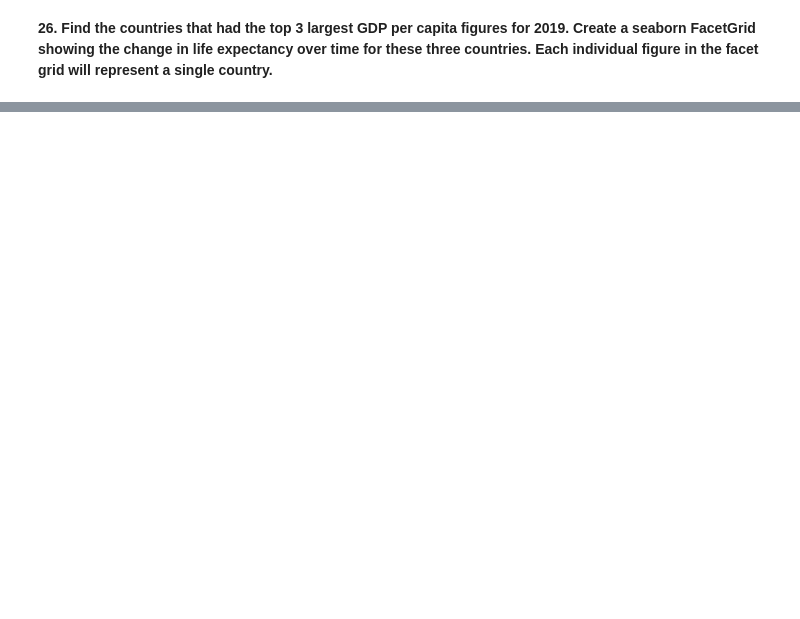
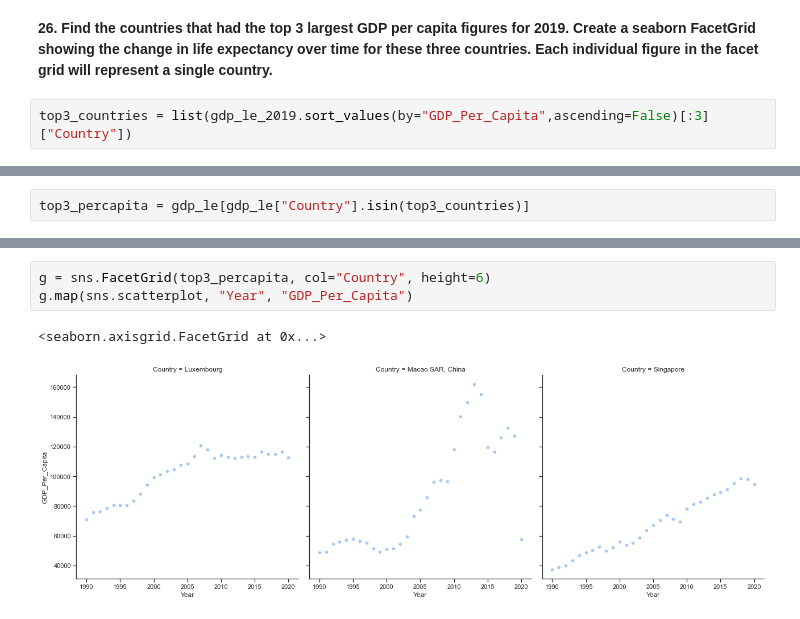
Before and after one commit to nss-data-science-cohort-7/un-exploration-sourish33, a Jupyter notebook: notebooks/UN_Data_Exploration.ipynb, the cells around one changed output, grey strips where cells are left out. Drawn from its saved outputs; the diff is of its cells as text; blank space fills up the shorter version.

```diff
--- a/notebooks/UN_Data_Exploration.ipynb
+++ b/notebooks/UN_Data_Exploration.ipynb
@@ -430,2 +425,4 @@ gdp_le_2019.head()
 # %% [markdown]
 **26. Find the countries that had the top 3 largest GDP per capita figures for 2019. Create a seaborn FacetGrid showing the change in life expectancy over time for these three countries. Each individual figure in the facet grid will represent a single country.**
+# %%
+top3_countries = list(gdp_le_2019.sort_values(by="GDP_Per_Capita",ascending=False)[:3]["Country"])
@@ -431,0 +438,2 @@ gdp_le_2019.head()
+# %%
+top3_percapita = gdp_le[gdp_le["Country"].isin(top3_countries)]
@@ -431,0 +449,6 @@ gdp_le_2019.head()
+# %%
+g = sns.FacetGrid(top3_percapita, col="Country", height=6)
+g.map(sns.scatterplot, "Year", "GDP_Per_Capita")
+# %% [output]
+<seaborn.axisgrid.FacetGrid at 0x...>
+[figure, added]
```
Also changed, not shown: parts of 5 cells of this notebook.
